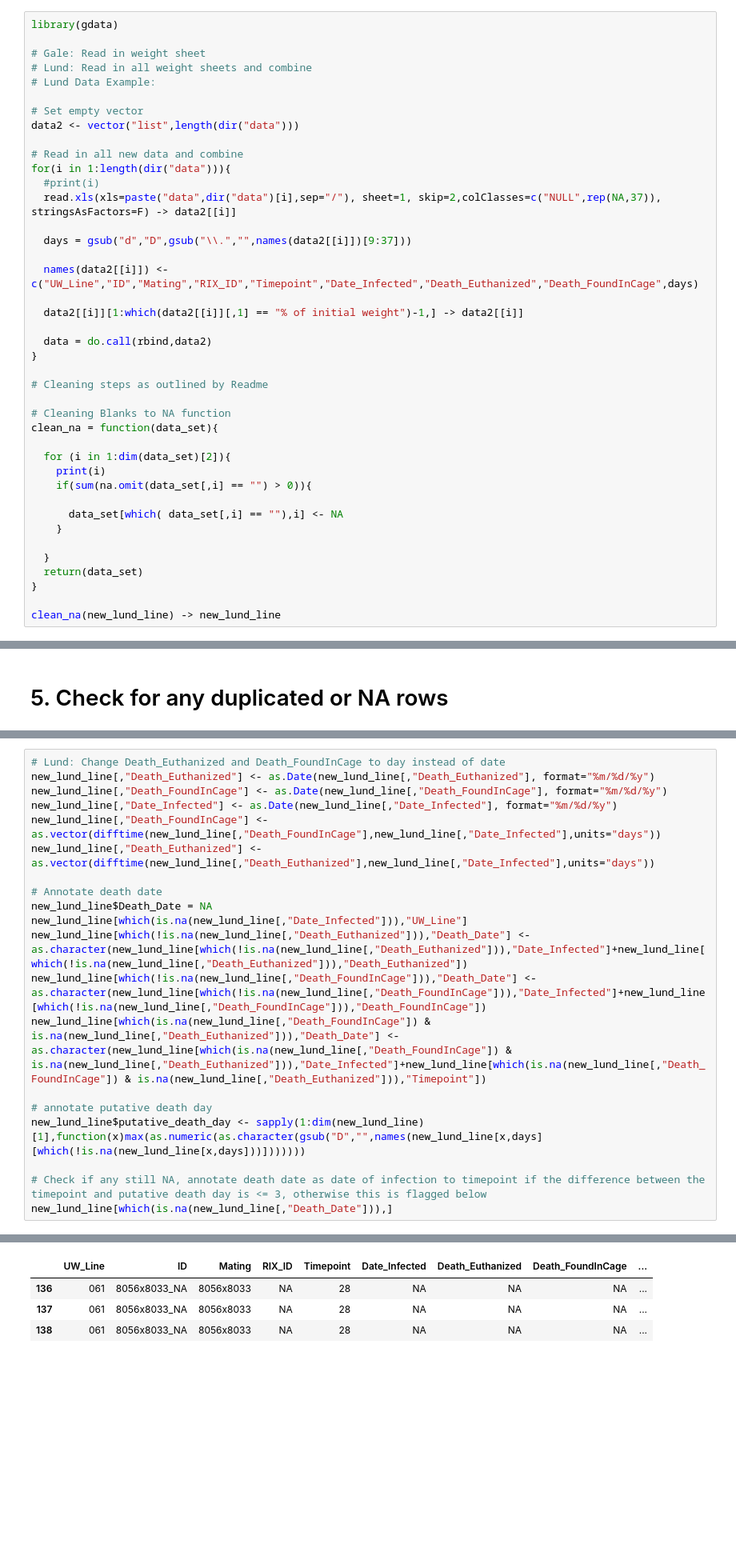
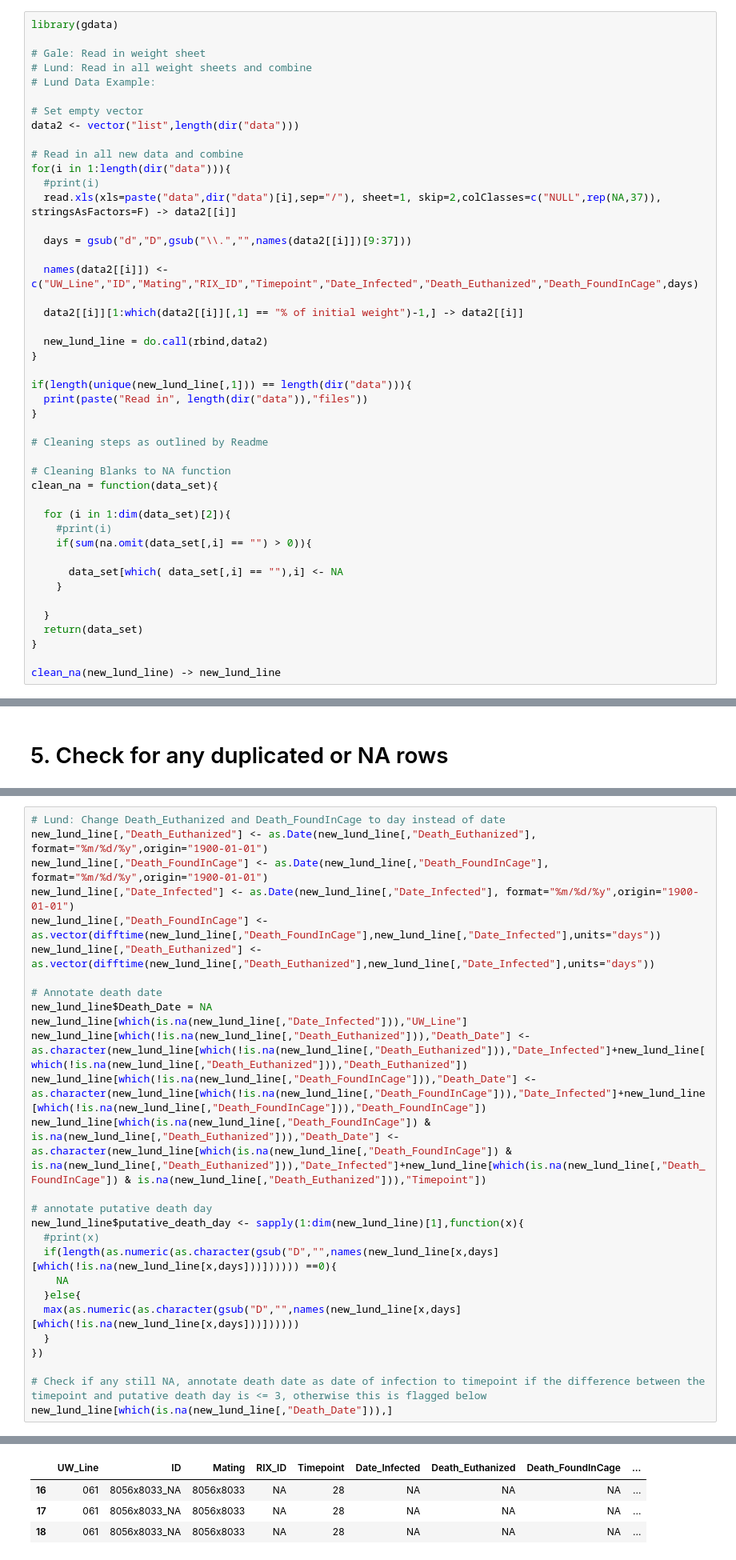
Before and after one commit to gchoonoo/WNV_cleaning_scripts, a Jupyter notebook: notebook.ipynb, the cells around one changed output, grey strips where cells are left out. Shown at 80% size. Drawn from its saved outputs; the diff is of its cells as text; blank space fills up the shorter version.

```diff
--- a/notebook.ipynb
+++ b/notebook.ipynb
@@ -46,7 +46,11 @@ for(i in 1:length(dir("data"))){
 
   data2[[i]][1:which(data2[[i]][,1] == "% of initial weight")-1,] -> data2[[i]]
 
-  data = do.call(rbind,data2)
+  new_lund_line = do.call(rbind,data2)
+}
+
+if(length(unique(new_lund_line[,1])) == length(dir("data"))){
+  print(paste("Read in", length(dir("data")),"files"))
 }
 
 # Cleaning steps as outlined by Readme
@@ -55,7 +59,7 @@ for(i in 1:length(dir("data"))){
 clean_na = function(data_set){
 
   for (i in 1:dim(data_set)[2]){
-    print(i)
+    #print(i)
     if(sum(na.omit(data_set[,i] == "") > 0)){
 
       data_set[which( data_set[,i] == ""),i] <- NA
@@ -163,9 +151,9 @@ new_lund_line[na_now,] # Flag if no died early notes
 # 6. Annotate Death_Date based on date of infection to timepoint or died early notes, annotate putative death day
 # %%
 # Lund: Change Death_Euthanized and Death_FoundInCage to day instead of date
-new_lund_line[,"Death_Euthanized"] <- as.Date(new_lund_line[,"Death_Euthanized"], format="%m/%d/%y")
-new_lund_line[,"Death_FoundInCage"] <- as.Date(new_lund_line[,"Death_FoundInCage"], format="%m/%d/%y")
-new_lund_line[,"Date_Infected"] <- as.Date(new_lund_line[,"Date_Infected"], format="%m/%d/%y")
+new_lund_line[,"Death_Euthanized"] <- as.Date(new_lund_line[,"Death_Euthanized"], format="%m/%d/%y",origin="1900-01-01")
+new_lund_line[,"Death_FoundInCage"] <- as.Date(new_lund_line[,"Death_FoundInCage"], format="%m/%d/%y",origin="1900-01-01")
+new_lund_line[,"Date_Infected"] <- as.Date(new_lund_line[,"Date_Infected"], format="%m/%d/%y",origin="1900-01-01")
 new_lund_line[,"Death_FoundInCage"] <- as.vector(difftime(new_lund_line[,"Death_FoundInCage"],new_lund_line[,"Date_Infected"],units="days"))
 new_lund_line[,"Death_Euthanized"] <- as.vector(difftime(new_lund_line[,"Death_Euthanized"],new_lund_line[,"Date_Infected"],units="days"))
 
@@ -177,7 +165,14 @@ new_lund_line[which(!is.na(new_lund_line[,"Death_FoundInCage"])),"Death_Date"] <
 new_lund_line[which(is.na(new_lund_line[,"Death_FoundInCage"]) & is.na(new_lund_line[,"Death_Euthanized"])),"Death_Date"] <- as.character(new_lund_line[which(is.na(new_lund_line[,"Death_FoundInCage"]) & is.na(new_lund_line[,"Death_Euthanized"])),"Date_Infected"]+new_lund_line[which(is.na(new_lund_line[,"Death_FoundInCage"]) & is.na(new_lund_line[,"Death_Euthanized"])),"Timepoint"])
 
 # annotate putative death day
-new_lund_line$putative_death_day <- sapply(1:dim(new_lund_line)[1],function(x)max(as.numeric(as.character(gsub("D","",names(new_lund_line[x,days][which(!is.na(new_lund_line[x,days]))]))))))
+new_lund_line$putative_death_day <- sapply(1:dim(new_lund_line)[1],function(x){
+  #print(x)
+  if(length(as.numeric(as.character(gsub("D","",names(new_lund_line[x,days][which(!is.na(new_lund_line[x,days]))]))))) ==0){
+    NA
+  }else{
+  max(as.numeric(as.character(gsub("D","",names(new_lund_line[x,days][which(!is.na(new_lund_line[x,days]))])))))
+  }
+})
 
 # Check if any still NA, annotate death date as date of infection to timepoint if the difference between the timepoint and putative death day is <= 3, otherwise this is flagged below
 new_lund_line[which(is.na(new_lund_line[,"Death_Date"])),]
@@ -190,7 +181,7 @@ In max(as.numeric(as.character(gsub("D", "", names(new_lund_line[x, : no non-mis
 |  | UW_Line | ID | Mating | RIX_ID | Timepoint | Date_Infected | Death_Euthanized | Death_FoundInCage | ... |
-| 136 | 061 | 8056x8033_NA | 8056x8033 | NA | 28 | NA | NA | NA | ... |
-| 137 | 061 | 8056x8033_NA | 8056x8033 | NA | 28 | NA | NA | NA | ... |
-| 138 | 061 | 8056x8033_NA | 8056x8033 | NA | 28 | NA | NA | NA | ... |
+| 16 | 061 | 8056x8033_NA | 8056x8033 | NA | 28 | NA | NA | NA | ... |
+| 17 | 061 | 8056x8033_NA | 8056x8033 | NA | 28 | NA | NA | NA | ... |
+| 18 | 061 | 8056x8033_NA | 8056x8033 | NA | 28 | NA | NA | NA | ... |
 # %% [markdown]
 # 7. Calculate weight change percentages, add D0_Percentage column and set to baseline 0
 # %%
```
Also changed, not shown: parts of 9 cells of this notebook.
